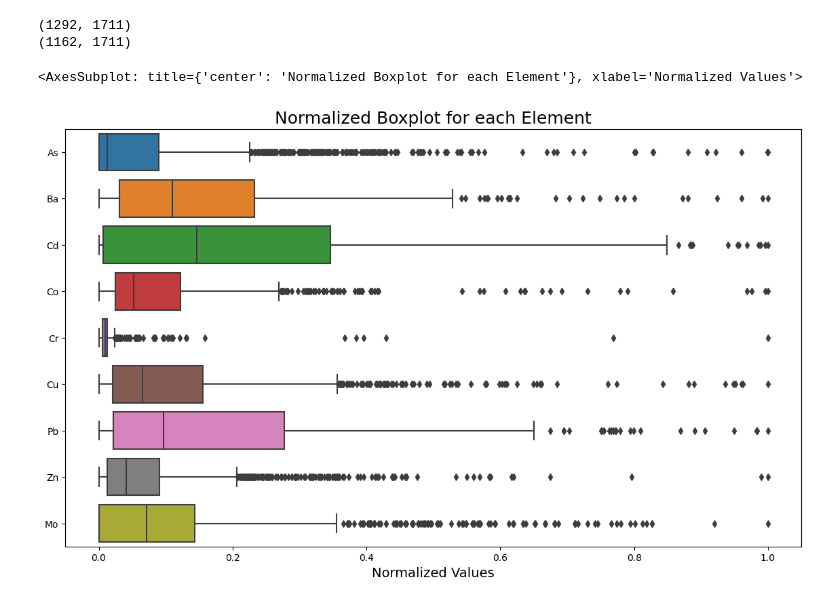
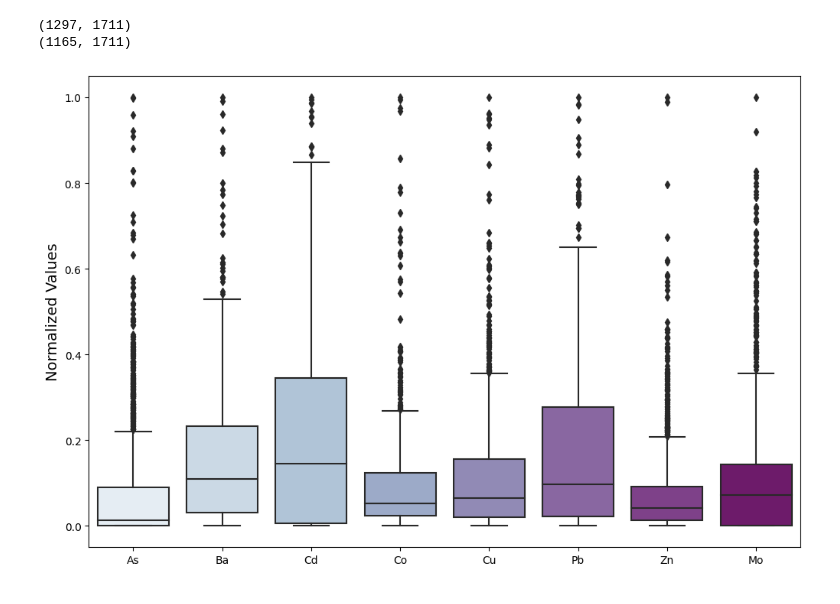
Before and after one commit to angelomaia/discretization-soil-spectroscopy, a Jupyter notebook: contents_data_analysis.ipynb, the cells around one changed output. Saved outputs shown, nothing was run; the diff lists cells and outputs as text; code cells hidden in the pictures.

```diff
--- a/contents_data_analysis.ipynb
+++ b/contents_data_analysis.ipynb
@@ -7,7 +7,8 @@ from sklearn.preprocessing import MinMaxScaler
 # %%
 data = pd.read_csv('K:/Google Drive/DOUTORADO/Tese 2.0/Chapter I/KELLOGs/dataset.csv')
 
-columns_to_plot = ['As', 'Ba', 'Cd', 'Co', 'Cr', 'Cu', 'Pb', 'Zn', 'Mo']
+#columns_to_plot = ['As', 'Ba', 'Cd', 'Co', 'Cr', 'Cu', 'Pb', 'Zn', 'Mo']
+columns_to_plot = ['As', 'Ba', 'Cd', 'Co', 'Cu', 'Pb', 'Zn', 'Mo']
 
 for col in columns_to_plot:
     data = data.sort_values(by=col,ascending=False)
@@ -46,26 +47,29 @@ filter_data = full_data[[
 'mo.meh3_usda.4d6_mgkg'
                         ]]
 
-filter_data.dropna()['id.layer_uuid_c'].to_csv('filter.csv', index=False)
+#filter_data.dropna()['id.layer_uuid_c'].to_csv('filter.csv', index=False)
 
 data = data[data['id.layer_uuid_c'].isin(filter_data.dropna()['id.layer_uuid_c'])]
 
 print(data.shape)
 # %% [output]
-(1292, 1711)
-(1162, 1711)
+(1297, 1711)
+(1165, 1711)
 # %%
 data_plot = data.copy()
 
 scaler = MinMaxScaler(feature_range=(0, 1))
 data_plot[columns_to_plot] = scaler.fit_transform(data_plot[columns_to_plot])
 
-ax = sns.boxplot(data=data_plot[columns_to_plot], orient='h')
-ax.figure.set_size_inches(14, 8)
-ax.set_title('Normalized Boxplot for each Element', fontsize=18)
-ax.set_xlabel('Normalized Values', fontsize=14)
+ax = sns.boxplot(data=data_plot[columns_to_plot], orient='v', palette='BuPu')
+ax.figure.set_size_inches(12, 8)
+#ax.set_title(' ', fontsize=18)
+ax.set_ylabel('Normalized Values', fontsize=14)
 
-ax
+
+plt.savefig('full_boxplot.png',
+           dpi=300, bbox_inches='tight')
+
+plt.show()
 # %% [output]
-<AxesSubplot: title={'center': 'Normalized Boxplot for each Element'}, xlabel='Normalized Values'>
-[figure, old version]
+[figure, new version]
```
Also changed, not shown: parts of 20 cells of this notebook, 1 other file.
